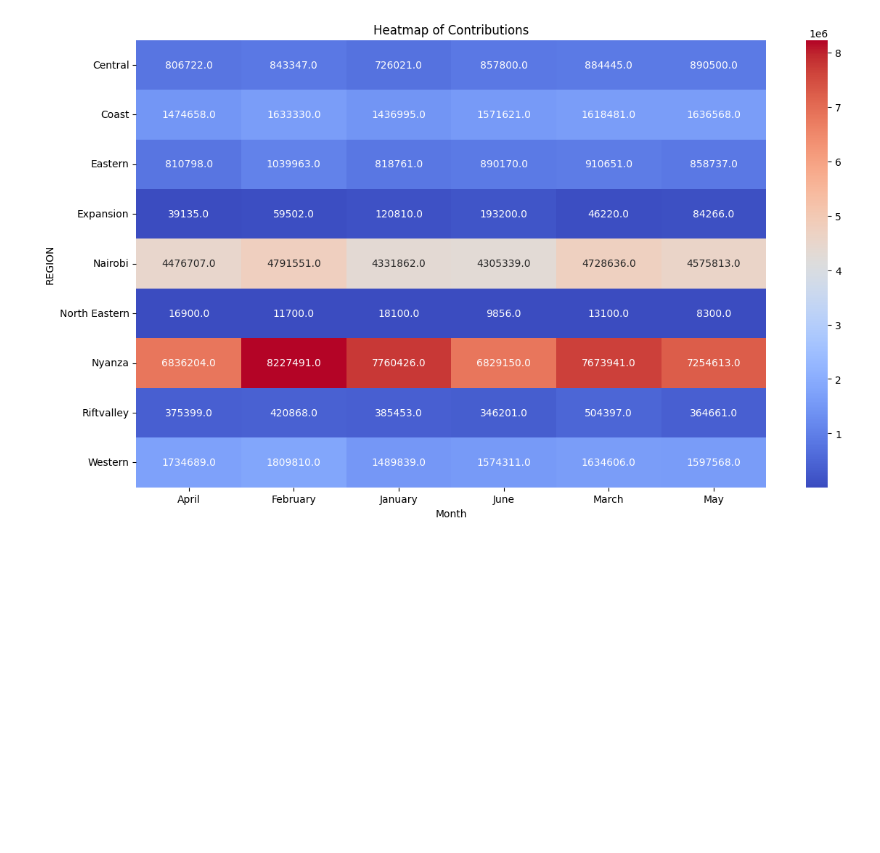
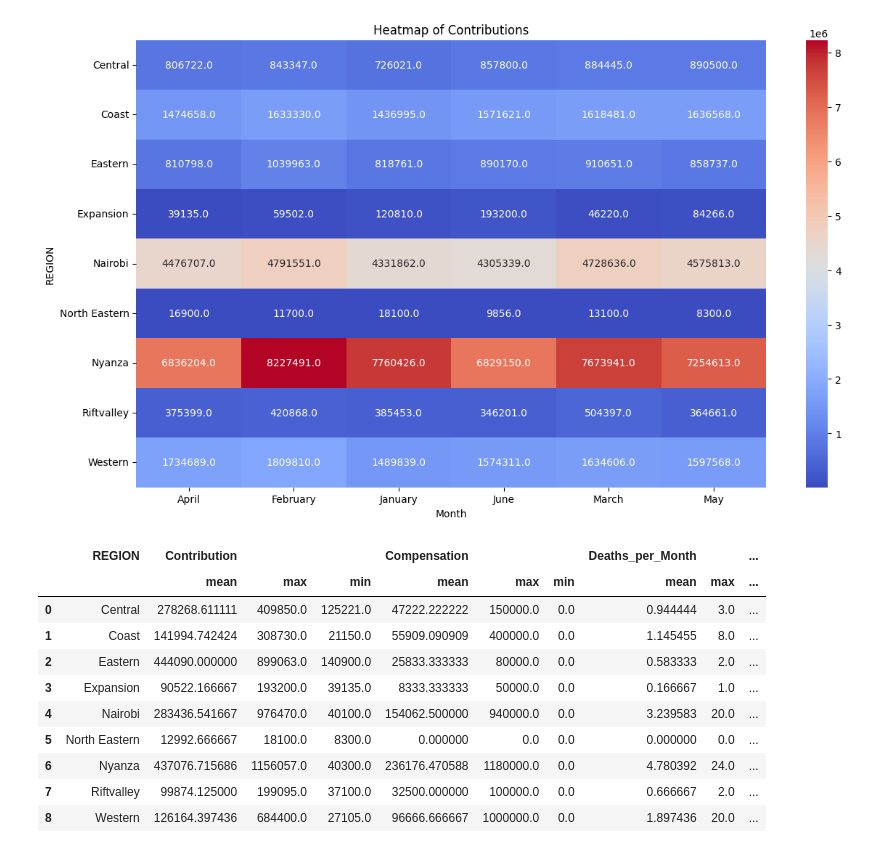
Before and after one commit to stevejj4/Data-Cleaning, a Jupyter notebook: SUN_Report.ipynb, the cells around one changed output. Cells and saved outputs as stored; diff of their text form; code cells hidden in the pictures; blank space fills up the shorter version.

Commit message:
Finding the metrics

```diff
--- a/SUN_Report.ipynb
+++ b/SUN_Report.ipynb
@@ -339,3 +339,18 @@ plt.title('Heatmap of Contributions')
 plt.show()
 # %% [output]
 [figure]
+# %%
+metrics = df.groupby('REGION')[['Contribution', 'Compensation', 'Deaths_per_Month']].agg(['mean', 'max', 'min']).reset_index()
+metrics
+# %% [output]
+|  | REGION | Contribution |  |  | Compensation |  |  | Deaths_per_Month |  | ... |
+|  |  | mean | max | min | mean | max | min | mean | max | ... |
+| 0 | Central | 278268.611111 | 409850.0 | 125221.0 | 47222.222222 | 150000.0 | 0.0 | 0.944444 | 3.0 | ... |
+| 1 | Coast | 141994.742424 | 308730.0 | 21150.0 | 55909.090909 | 400000.0 | 0.0 | 1.145455 | 8.0 | ... |
+| 2 | Eastern | 444090.000000 | 899063.0 | 140900.0 | 25833.333333 | 80000.0 | 0.0 | 0.583333 | 2.0 | ... |
+| 3 | Expansion | 90522.166667 | 193200.0 | 39135.0 | 8333.333333 | 50000.0 | 0.0 | 0.166667 | 1.0 | ... |
+| 4 | Nairobi | 283436.541667 | 976470.0 | 40100.0 | 154062.500000 | 940000.0 | 0.0 | 3.239583 | 20.0 | ... |
+| 5 | North Eastern | 12992.666667 | 18100.0 | 8300.0 | 0.000000 | 0.0 | 0.0 | 0.000000 | 0.0 | ... |
+| 6 | Nyanza | 437076.715686 | 1156057.0 | 40300.0 | 236176.470588 | 1180000.0 | 0.0 | 4.780392 | 24.0 | ... |
+| 7 | Riftvalley | 99874.125000 | 199095.0 | 37100.0 | 32500.000000 | 100000.0 | 0.0 | 0.666667 | 2.0 | ... |
+| 8 | Western | 126164.397436 | 684400.0 | 27105.0 | 96666.666667 | 1000000.0 | 0.0 | 1.897436 | 20.0 | ... |
```
